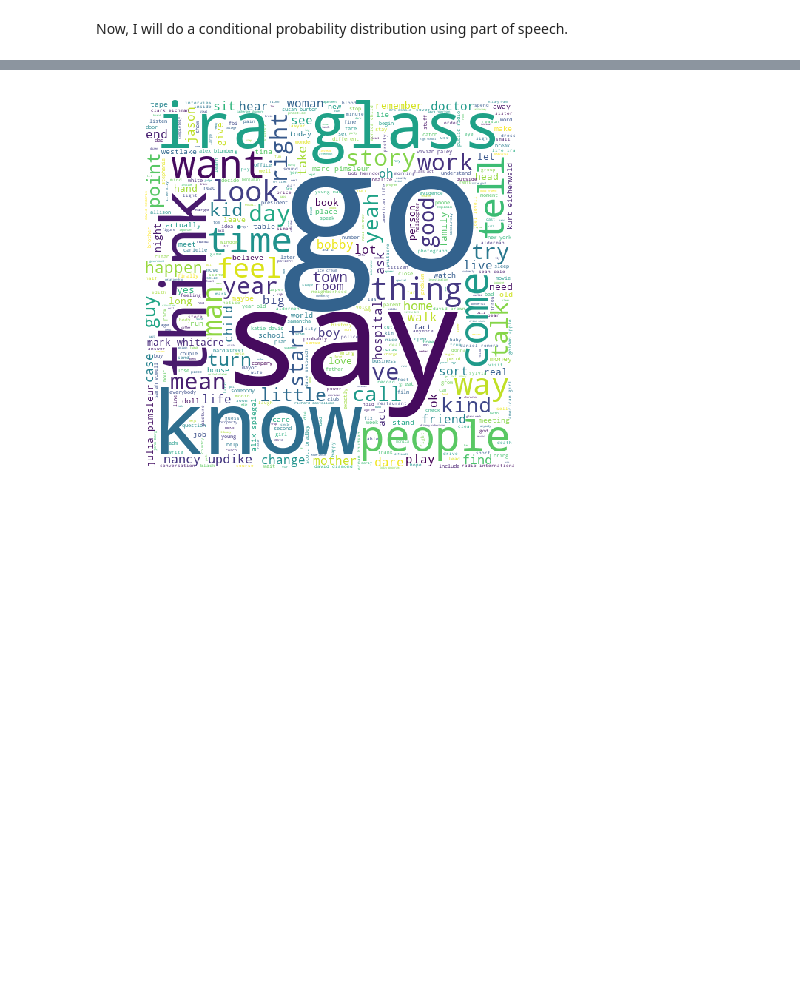
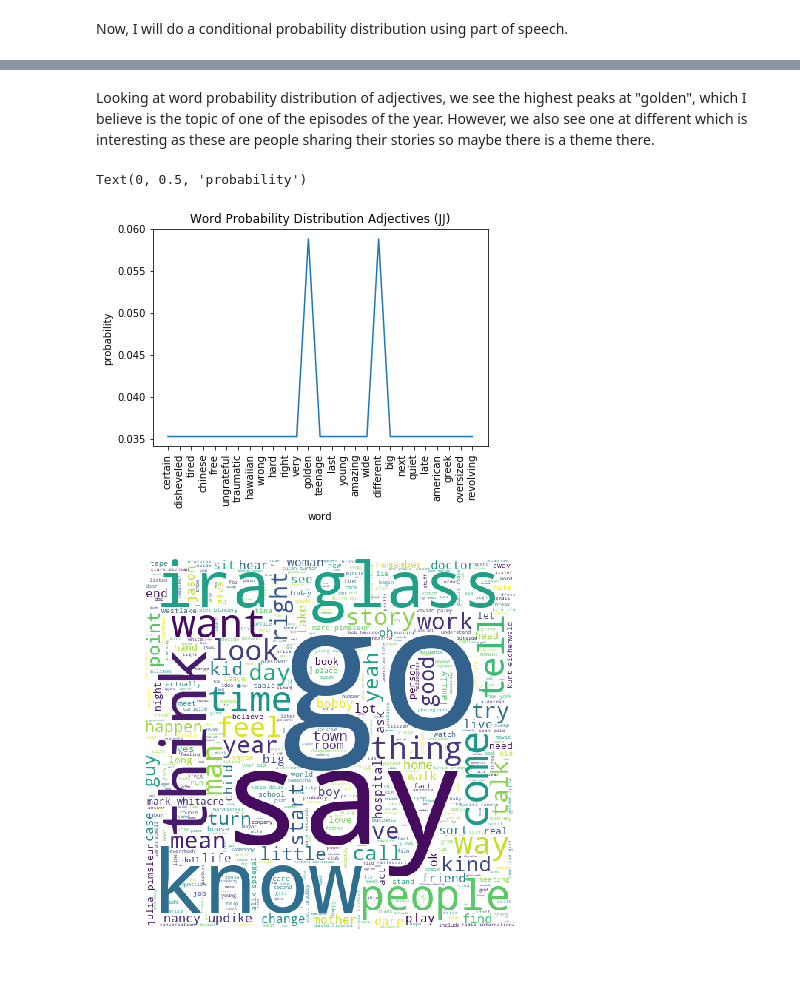
Before and after one commit to laurenjli/Content-Analysis-2020, a Jupyter notebook: week-4/4-Counting-Words-Phrases.ipynb, the cells around one changed output, grey strips where cells are left out. Drawn from its saved outputs; the diff is of its cells as text; code cells hidden in the pictures; blank space fills up the shorter version.

```diff
--- a/week-4/4-Counting-Words-Phrases.ipynb
+++ b/week-4/4-Counting-Words-Phrases.ipynb
@@ -958,3 +977,20 @@ plt.plot(words,prob)
+# %% [markdown]
+Looking at word probability distribution of adjectives, we see the highest peaks at "golden", which I believe is the topic of one of the episodes of the year. However, we also see one at different which is interesting as these are people sharing their stories so maybe there is a theme there.
+# %%
+words=[]
+prob=[]
+for i in talcpdist_POStoWord['JJ'].samples():
+    words.append(i)
+    prob.append(talcpdist_POStoWord['JJ'].prob(i))
+
+plt.title('Word Probability Distribution Adjectives (JJ)')
+plt.xticks(rotation=90)
+plt.plot(words,prob)
+plt.xlabel('word')
+plt.ylabel('probability')
+# %% [output]
+Text(0, 0.5, 'probability')
+[figure, added]
 # %%
 wc = wordcloud.WordCloud(background_color="white", max_words=500,
                          width= 1000, height = 1000, mode ='RGBA', scale=.5).generate(' '.join(norm_tokens))
```
Also changed, not shown: parts of 28 cells of this notebook.
